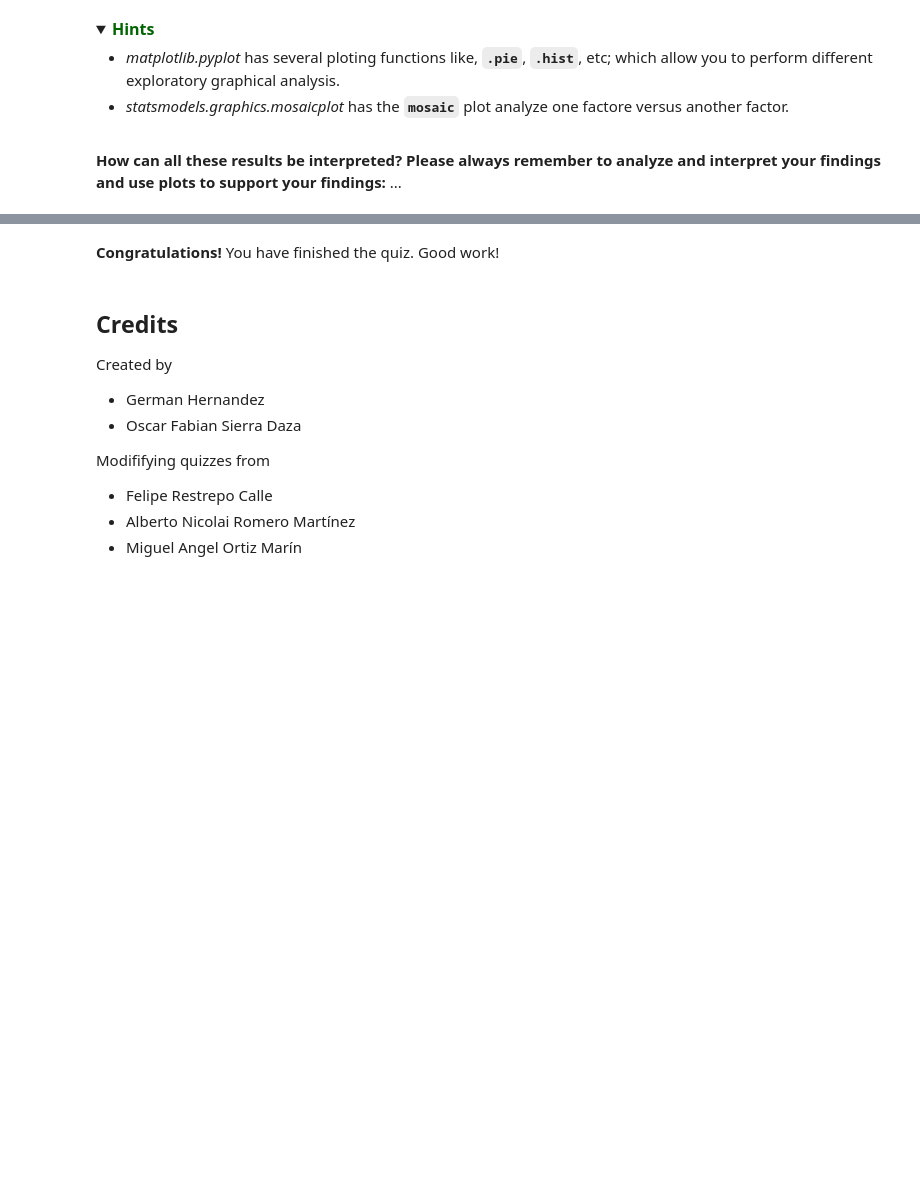
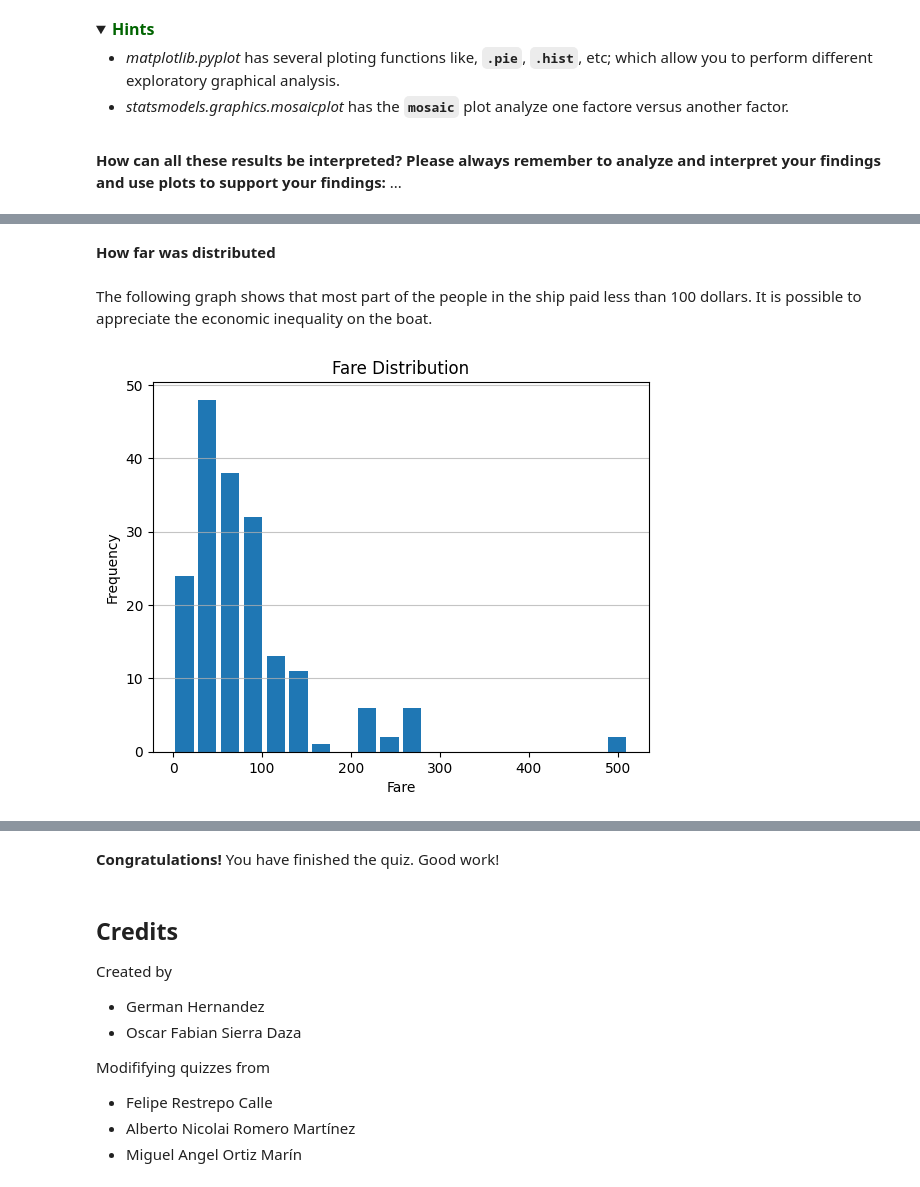
Before and after one commit to Fecry/MetNumUN2024I, a Jupyter notebook: quiz3/crramirezmo_Quiz3.ipynb, the cells around one changed output, grey strips where cells are left out. Cells and saved outputs as stored; diff of their text form; code cells hidden in the pictures; folded sections open; blank space fills up the shorter version.

```diff
--- a/quiz3/crramirezmo_Quiz3.ipynb
+++ b/quiz3/crramirezmo_Quiz3.ipynb
@@ -675,0 +678,14 @@ The output of the above cell should be:
+# %% [markdown]
+**How far was distributed**
+# %% [markdown]
+The following graph shows that most part of the people in the ship paid less than 100 dollars. It is possible to appreciate the economic inequality on the boat.
+# %%
+fare = non_null_rows_titanic['Fare']
+plt.hist(fare, bins=20, rwidth=0.8)
+plt.xlabel('Fare')
+plt.ylabel('Frequency')
+plt.grid(axis='y', alpha=0.75)
+plt.title('Fare Distribution')
+plt.show()
+# %% [output]
+[figure, added]
```
Also changed, not shown: parts of 16 cells of this notebook.
